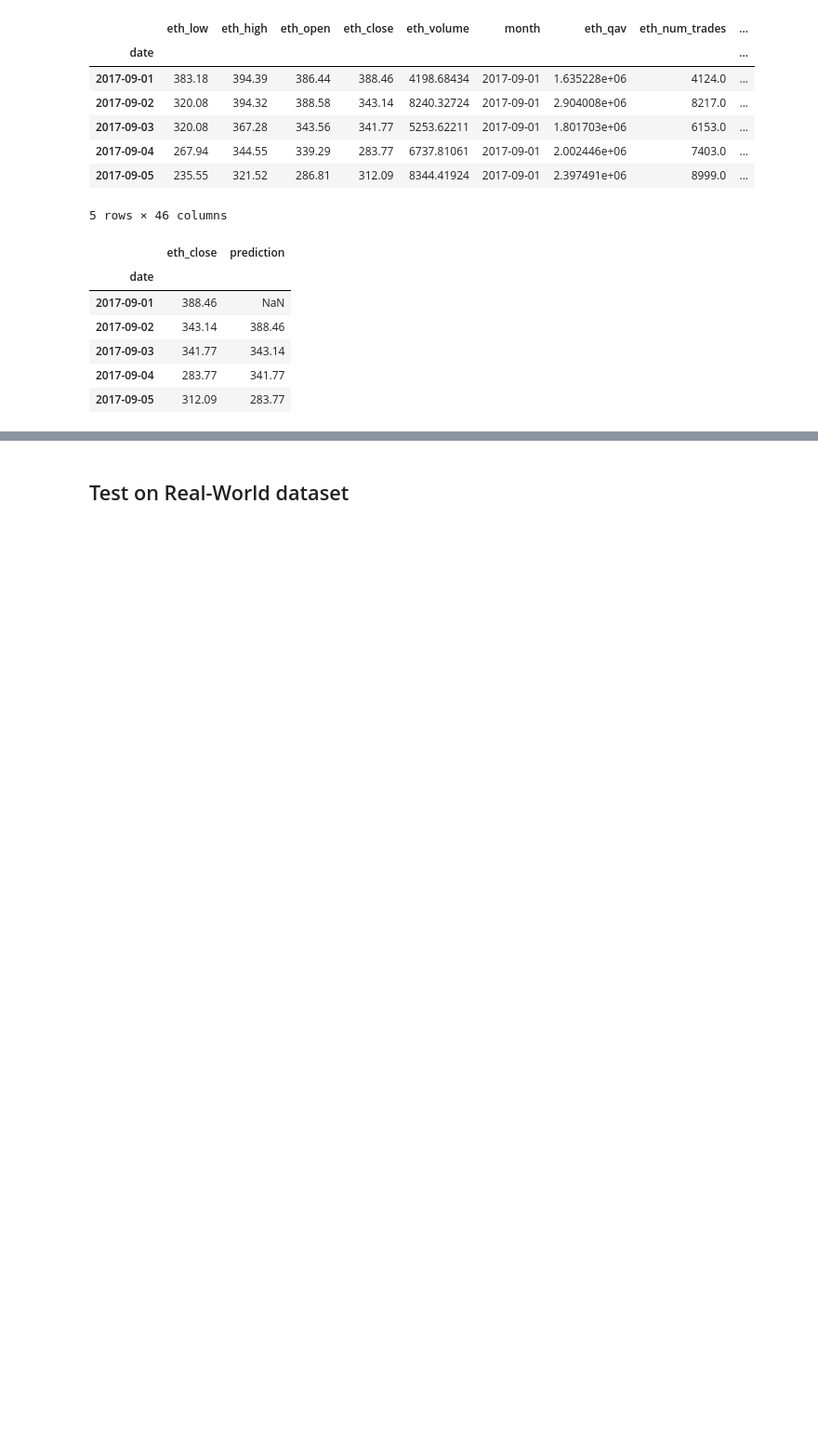
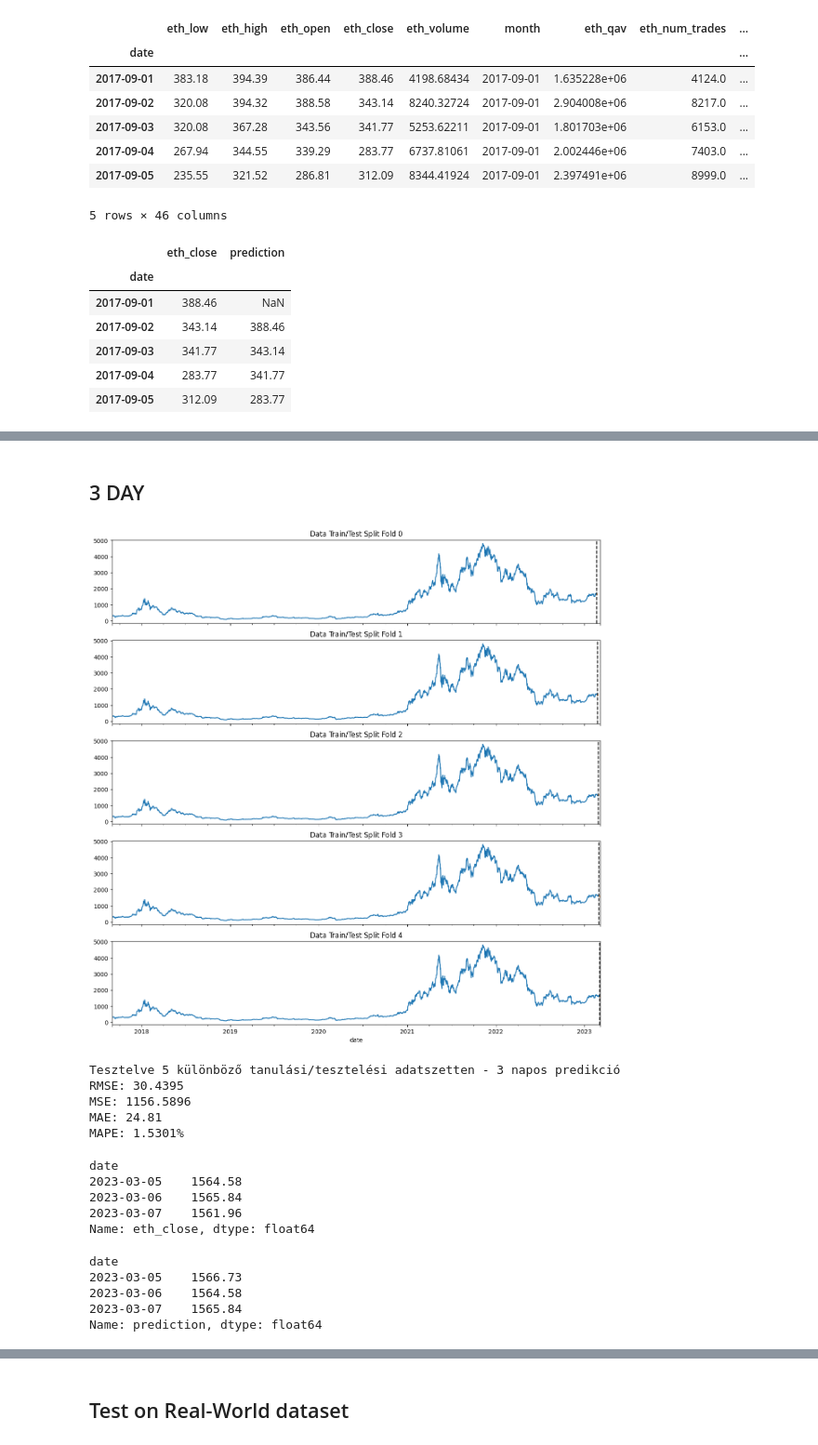
Before and after one commit to danieltar18/ethereum_analysis, a Jupyter notebook: naive_forecast.ipynb, the cells around one changed output, grey strips where cells are left out. Shown at 93% size. Saved outputs shown, nothing was run; the diff lists cells and outputs as text; code cells hidden in the pictures; blank space fills up the shorter version.

```diff
--- a/naive_forecast.ipynb
+++ b/naive_forecast.ipynb
@@ -133,0 +101,64 @@ Name: prediction, dtype: float64
+# %% [markdown]
+## 3 DAY
+# %%
+from sklearn.model_selection import TimeSeriesSplit
+
+tss = TimeSeriesSplit(n_splits=5, test_size=3, gap=0)
+df = df.sort_index()
+# %%
+fig, axs = plt.subplots(5, 1, figsize=(15, 15), sharex=True)
+root_mean_squared_errors = []
+mean_squared_errors = []
+mean_absolute_errors = []
+mean_absolute_percentage_errors = []
+fold = 0
+
+
+for train_idx, val_idx in tss.split(df):
+    train = df.iloc[train_idx]
+    test = df.iloc[val_idx]
+    train['eth_close'].plot(ax=axs[fold], label='Training Set', title=f'Data Train/Test Split Fold {fold}')
+    test['eth_close'].plot(ax=axs[fold], label='Test Set')
+    axs[fold].axvline(test.index.min(), color='black', ls='--')
+    fold += 1
+    y_true = test["eth_close"]
+    y_pred = test["prediction"]
+    rmse = mean_squared_error(y_true, y_pred, squared=False)
+    root_mean_squared_errors.append(rmse)
+    mse = mean_squared_error(y_true, y_pred, squared=True)
+    mean_squared_errors.append(mse)
+    mae = mean_absolute_error(y_true, y_pred)
+    mean_absolute_errors.append(mae)
+    mape = mean_absolute_percentage_error(y_true, y_pred)
+    mean_absolute_percentage_errors.append(mape)
+
+plt.show()
+
+print("Tesztelve 5 különböző tanulási/tesztelési adatszetten - 3 napos predikció")
+print(f"RMSE: {round(np.mean(root_mean_squared_errors), 4)}")
+print(f"MSE: {round(np.mean(mean_squared_errors), 4)}")
+print(f"MAE: {round(np.mean(mean_absolute_errors), 4)}")
+print(f"MAPE: {str(round(np.mean(mean_absolute_percentage_errors)*100, 4))}%")
+# %% [output]
+[figure, added]
+Tesztelve 5 különböző tanulási/tesztelési adatszetten - 3 napos predikció
+RMSE: 30.4395
+MSE: 1156.5896
+MAE: 24.81
+MAPE: 1.5301%
+# %%
+y_true
+# %% [output]
+date
+2023-03-05    1564.58
+2023-03-06    1565.84
+2023-03-07    1561.96
+Name: eth_close, dtype: float64
+# %%
+y_pred
+# %% [output]
+date
+2023-03-05    1566.73
+2023-03-06    1564.58
+2023-03-07    1565.84
+Name: prediction, dtype: float64
```
Also changed, not shown: parts of 50 cells of this notebook.
